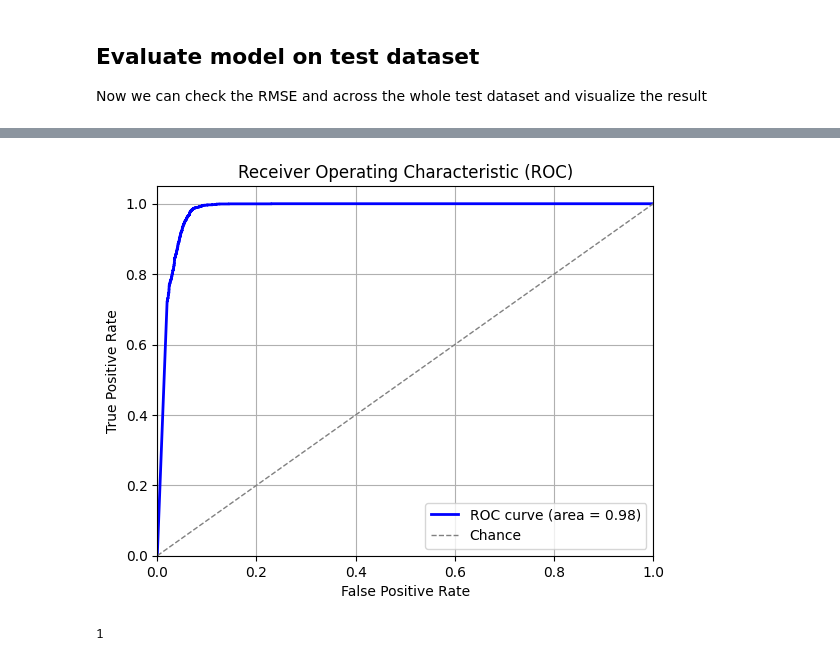
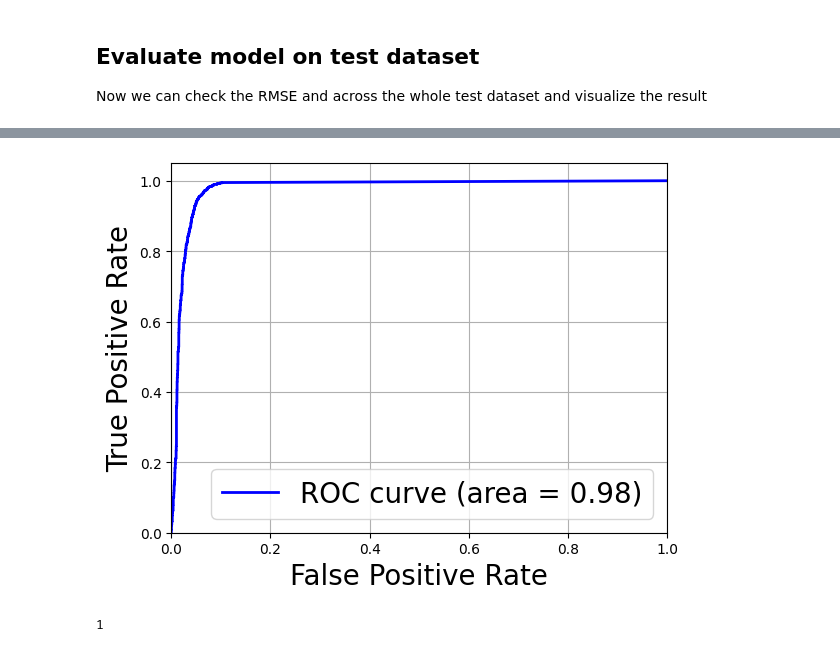
Before and after one commit to RowanKell/work_eic, a Jupyter notebook: macros/Timing_estimation/GNN_PID.ipynb, the cells around one changed output, grey strips where cells are left out. Cells and saved outputs as stored; diff of their text form; code cells hidden in the pictures.

```diff
--- a/macros/Timing_estimation/GNN_PID.ipynb
+++ b/macros/Timing_estimation/GNN_PID.ipynb
@@ -643,25 +648,26 @@ accuracy: 0.9557794092538843
 # %%
 import matplotlib.pyplot as plt
 from sklearn.metrics import roc_curve, auc
 
 # Compute ROC curve and ROC area
 fpr, tpr, thresholds = roc_curve(test_truths_PDG, test_preds_PDG_probs)
 roc_auc = auc(fpr, tpr)
 
 # Plotting
 plt.figure()
 plt.plot(fpr, tpr, color='blue', lw=2, label=f'ROC curve (area = {roc_auc:.2f})')
-plt.plot([0, 1], [0, 1], color='gray', lw=1, linestyle='--', label='Chance')
+# plt.plot([0, 1], [0, 1], color='gray', lw=1, linestyle='--', label='Chance')
 plt.xlim([0.0, 1.0])
 plt.ylim([0.0, 1.05])
-plt.xlabel('False Positive Rate')
-plt.ylabel('True Positive Rate')
-plt.title('Receiver Operating Characteristic (ROC)')
-plt.legend(loc="lower right")
+plt.xlabel('False Positive Rate',fontsize = 20)
+plt.ylabel('True Positive Rate',fontsize = 20)
+# plt.title('Receiver Operating Characteristic (ROC)')
+plt.legend(loc="lower right",fontsize = 20)
 plt.grid(True)
+# plt.savefig("plots/Paper/K_L_neutron_GNN_PID/K_L_neutron_PID_ROC_curve_0point5_to_5GeV_June_6.pdf")
 plt.show()
 # %% [output]
-[figure, old version]
+[figure, new version]
 # %%
 int(test_truths_PDG[0])
 # %% [output]
```
Also changed, not shown: parts of 7 cells of this notebook, 33 other files.
